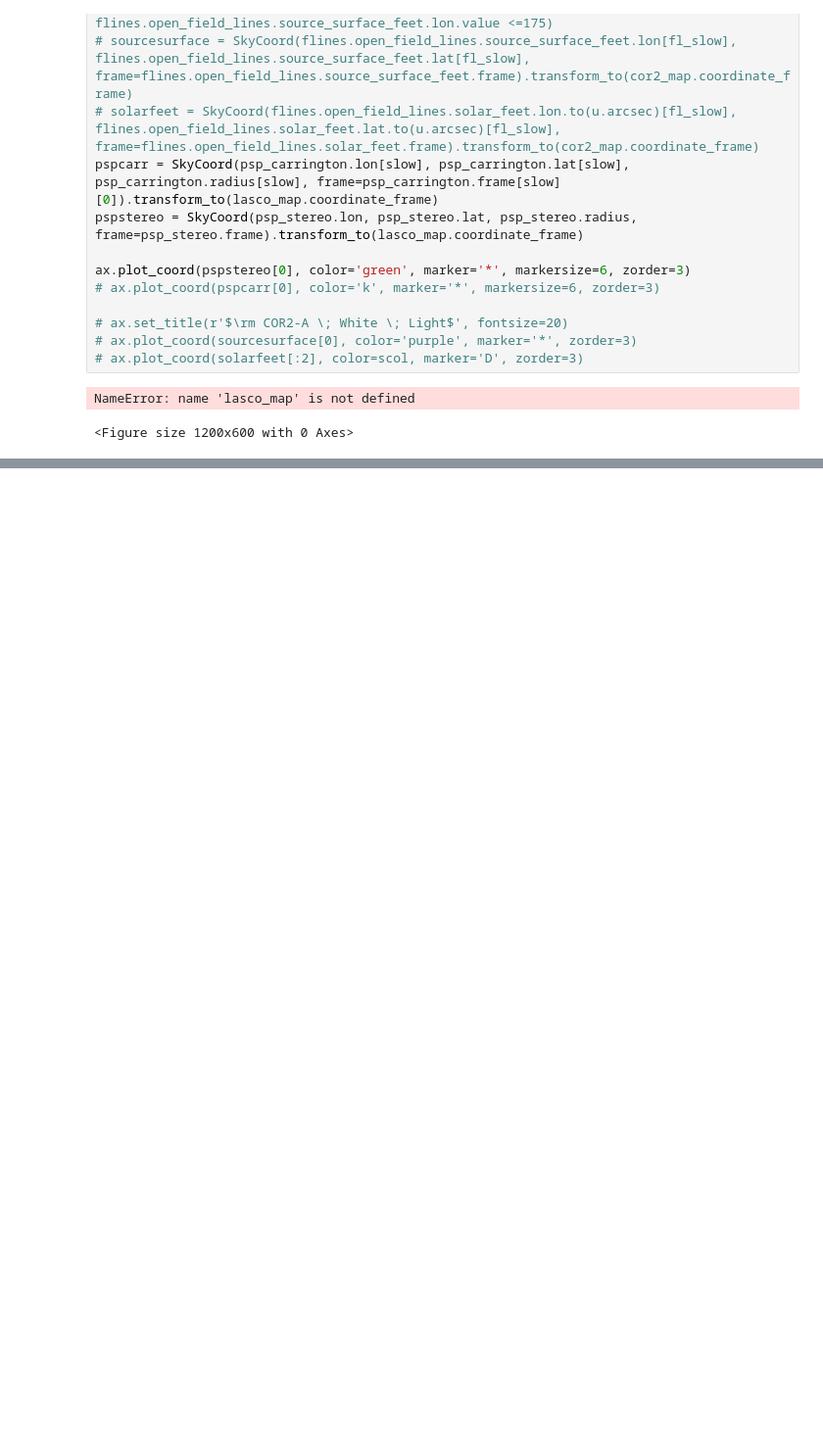
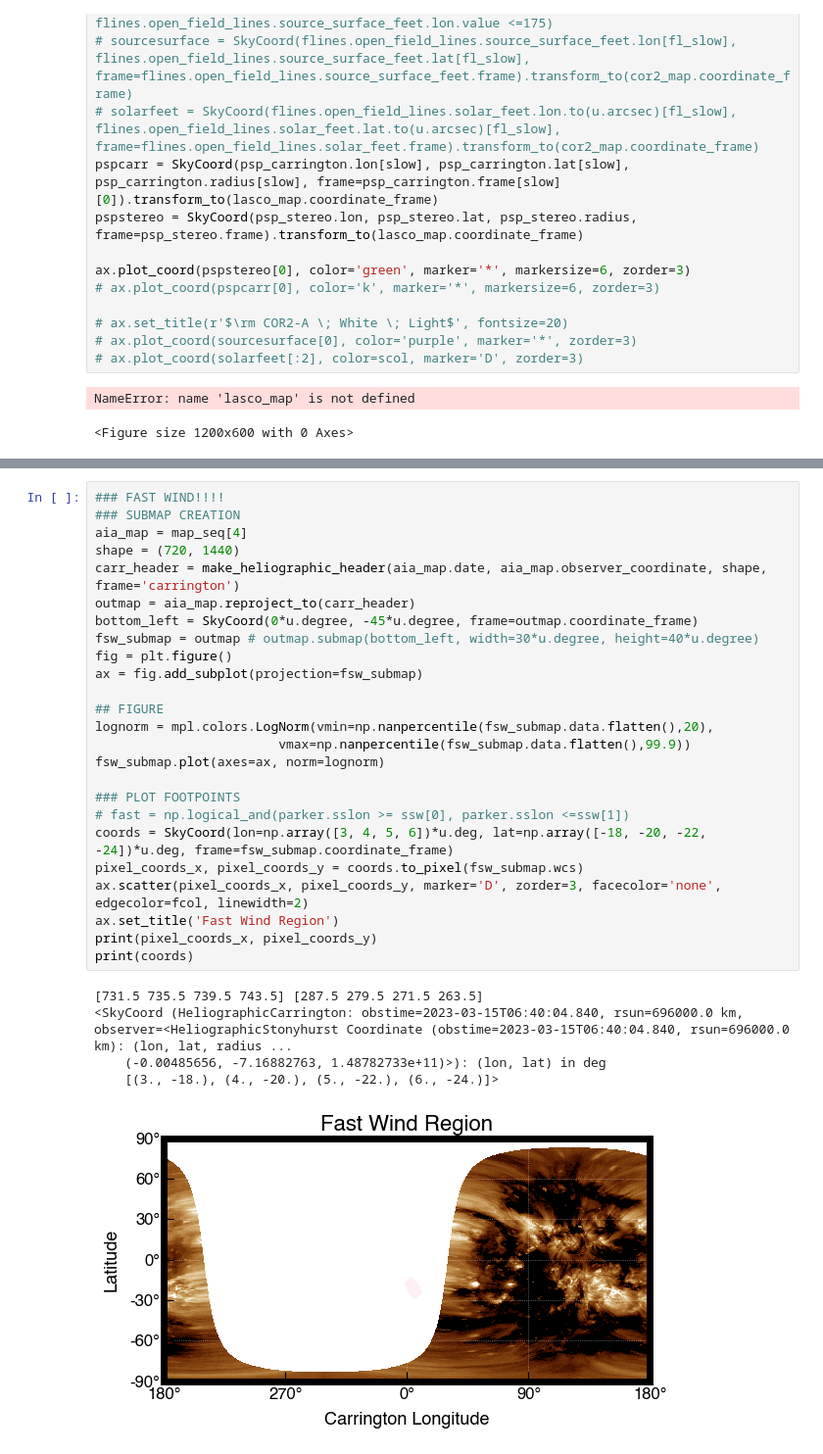
Before and after one commit to tamarervin/publications, a Jupyter notebook: e15/random.ipynb, the cells around one changed output, grey strips where cells are left out. Shown at 98% size. Drawn from its saved outputs; the diff is of its cells as text; blank space fills up the shorter version.

```diff
--- a/e15/random.ipynb
+++ b/e15/random.ipynb
@@ -299,0 +371,31 @@ NameError: name 'lasco_map' is not defined
+# %%
+### FAST WIND!!!!
+### SUBMAP CREATION
+aia_map = map_seq[4]
+shape = (720, 1440)
+carr_header = make_heliographic_header(aia_map.date, aia_map.observer_coordinate, shape, frame='carrington')
+outmap = aia_map.reproject_to(carr_header)
+bottom_left = SkyCoord(0*u.degree, -45*u.degree, frame=outmap.coordinate_frame)
+fsw_submap = outmap # outmap.submap(bottom_left, width=30*u.degree, height=40*u.degree)
+fig = plt.figure()
+ax = fig.add_subplot(projection=fsw_submap)
+
+## FIGURE
+lognorm = mpl.colors.LogNorm(vmin=np.nanpercentile(fsw_submap.data.flatten(),20),
+                        vmax=np.nanpercentile(fsw_submap.data.flatten(),99.9))
+fsw_submap.plot(axes=ax, norm=lognorm)
+
+### PLOT FOOTPOINTS
+# fast = np.logical_and(parker.sslon >= ssw[0], parker.sslon <=ssw[1])
+coords = SkyCoord(lon=np.array([3, 4, 5, 6])*u.deg, lat=np.array([-18, -20, -22, -24])*u.deg, frame=fsw_submap.coordinate_frame)
+pixel_coords_x, pixel_coords_y = coords.to_pixel(fsw_submap.wcs)
+ax.scatter(pixel_coords_x, pixel_coords_y, marker='D', zorder=3, facecolor='none', edgecolor=fcol, linewidth=2)
+ax.set_title('Fast Wind Region')
+print(pixel_coords_x, pixel_coords_y)
+print(coords)
+# %% [output]
+[731.5 735.5 739.5 743.5] [287.5 279.5 271.5 263.5]
+<SkyCoord (HeliographicCarrington: obstime=2023-03-15T06:40:04.840, rsun=696000.0 km, observer=<HeliographicStonyhurst Coordinate (obstime=2023-03-15T06:40:04.840, rsun=696000.0 km): (lon, lat, radius ...
+    (-0.00485656, -7.16882763, 1.48782733e+11)>): (lon, lat) in deg
+    [(3., -18.), (4., -20.), (5., -22.), (6., -24.)]>
+[figure, added]
```
Also changed, not shown: parts of 14 cells of this notebook, 6 other files.
